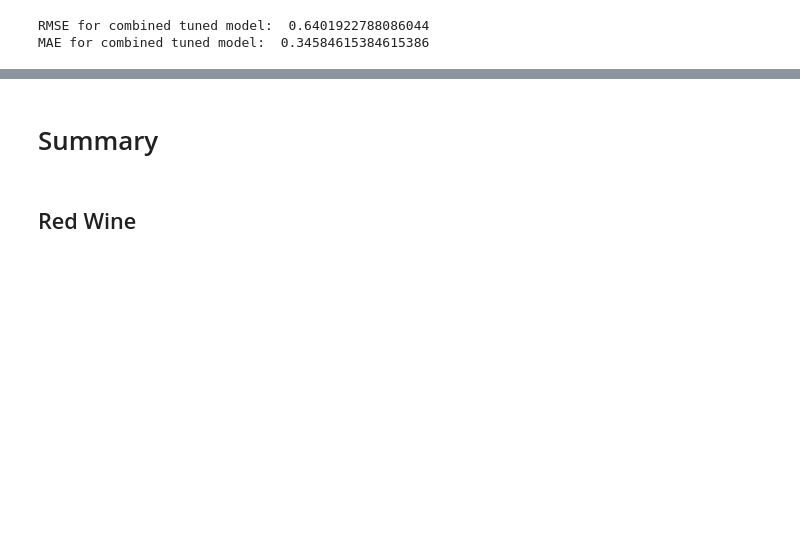
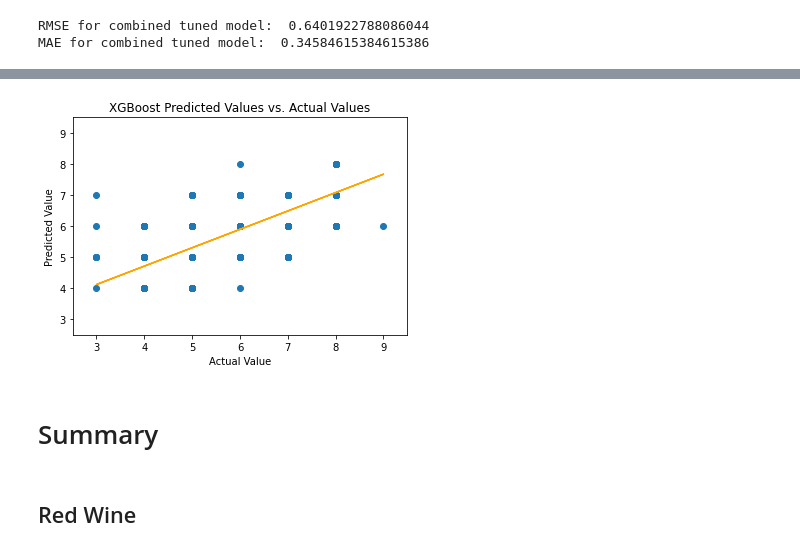
Before and after one commit to cndywu/TheYelpers2, a Jupyter notebook: keaton_model.ipynb, the cells around one changed output, grey strips where cells are left out. Drawn from its saved outputs; the diff is of its cells as text; code cells hidden in the pictures; blank space fills up the shorter version.

Commit message:
model updates

```diff
--- a/keaton_model.ipynb
+++ b/keaton_model.ipynb
@@ -289,0 +387,4 @@ MAE for combined tuned model:  0.34584615384615386
+# %%
+preds = np.around(combined_model_tuned.predict(combined_test_x)).astype(int)
+preds = pd.Series(preds)
+preds
@@ -289,0 +404,3 @@ MAE for combined tuned model:  0.34584615384615386
+# %%
+actual = combined_test_y.squeeze()
+actual
@@ -290,3 +438,16 @@ MAE for combined tuned model:  0.34584615384615386
+# %%
+plt.scatter(actual, preds)
+z = np.polyfit(actual, preds, 1)
+p = np.poly1d(z)
+plt.plot(actual, p(actual), color = 'orange')
+plt.xlim(2.5, 9.5)
+plt.ylim(2.5, 9.5)
+plt.title('XGBoost Predicted Values vs. Actual Values')
+plt.xlabel("Actual Value")
+plt.ylabel("Predicted Value")
+plt.show()
+# %% [output]
+[figure, added]
 # %% [markdown]
 # Summary
 # %% [markdown]
```
Also changed, not shown: parts of 17 cells of this notebook, 1 other file.
